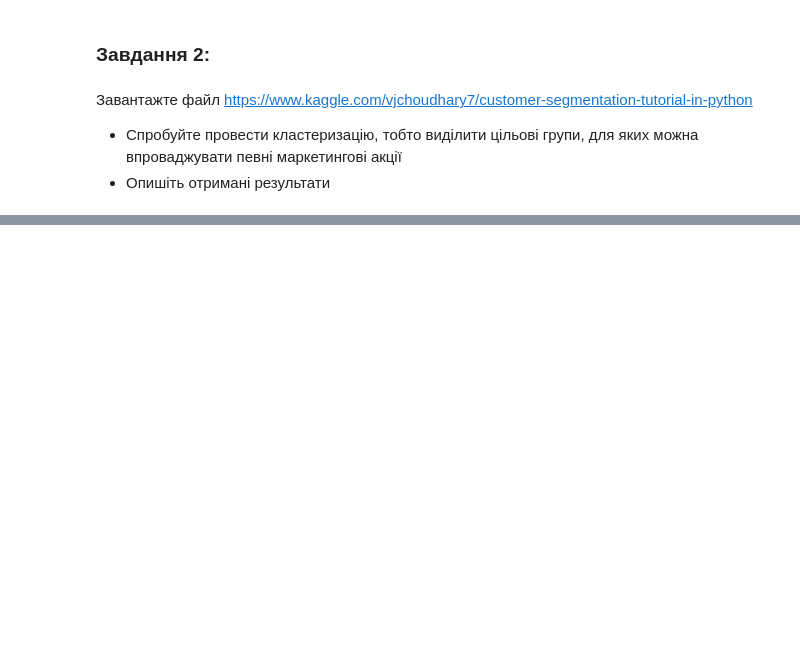
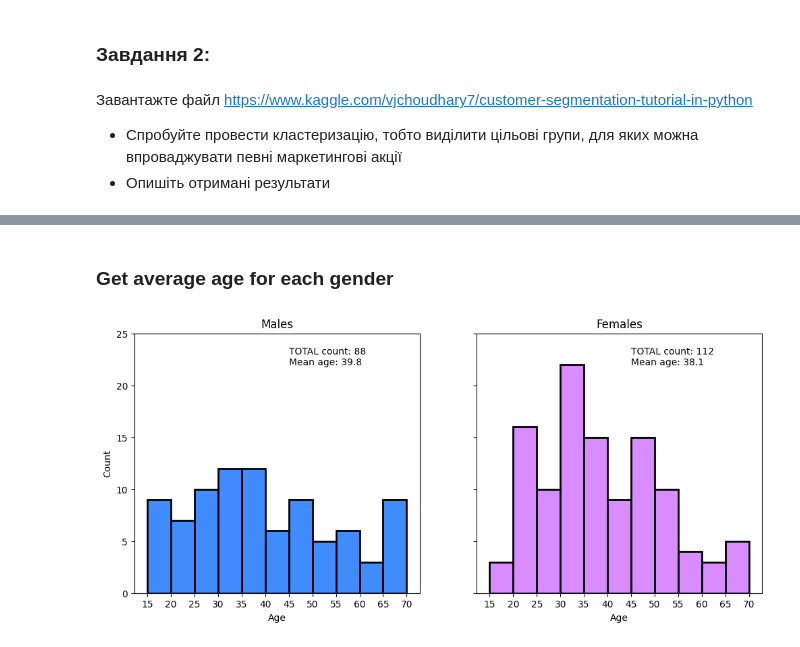
Before and after one commit to CyberCowboy404/DS-learning, a Jupyter notebook: lab8/Lab work 8.ipynb, the cells around one changed output, grey strips where cells are left out. Drawn from its saved outputs; the diff is of its cells as text; code cells hidden in the pictures; blank space fills up the shorter version.

```diff
--- a/lab8/Lab work 8.ipynb
+++ b/lab8/Lab work 8.ipynb
@@ -142,0 +222,38 @@ Association Rules:
+# %% [markdown]
+### Get average age for each gender
+# %%
+from sklearn.calibration import LabelEncoder
+
+le = LabelEncoder()
+df.Gender = le.fit_transform(df.Gender)
+
+
+# Filter data by gender
+males_age = df.loc[df['Gender'] == 1, 'Age']
+females_age = df.loc[df['Gender'] == 0, 'Age']
+
+age_bins = range(15, 75, 5)
+
+# Create subplots
+fig, (ax1, ax2) = plt.subplots(1, 2, figsize=(12, 5), sharey=True)
+
+# Plot males histogram
+sns.histplot(males_age, bins=age_bins, kde=False, color='#0066ff', ax=ax1, edgecolor="k", linewidth=2)
+ax1.set_xticks(age_bins)
+ax1.set_ylim(top=25)
+ax1.set_title('Males')
+ax1.set_ylabel('Count')
+ax1.text(45, 23, f"TOTAL count: {males_age.count()}")
+ax1.text(45, 22, f"Mean age: {males_age.mean():.1f}")
+
+# Plot females histogram
+sns.histplot(females_age, bins=age_bins, kde=False, color='#cc66ff', ax=ax2, edgecolor="k", linewidth=2)
+ax2.set_xticks(age_bins)
+ax2.set_title('Females')
+ax2.set_ylabel('Count')
+ax2.text(45, 23, f"TOTAL count: {females_age.count()}")
+ax2.text(45, 22, f"Mean age: {females_age.mean():.1f}")
+
+plt.show()
+# %% [output]
+[figure, added]
```
Also changed, not shown: parts of 16 cells of this notebook, 1 other file.
